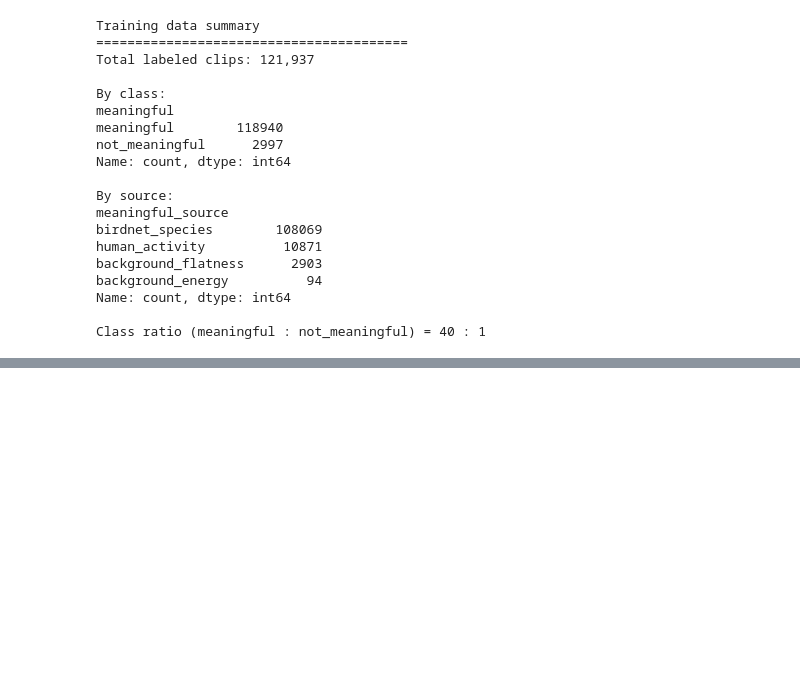
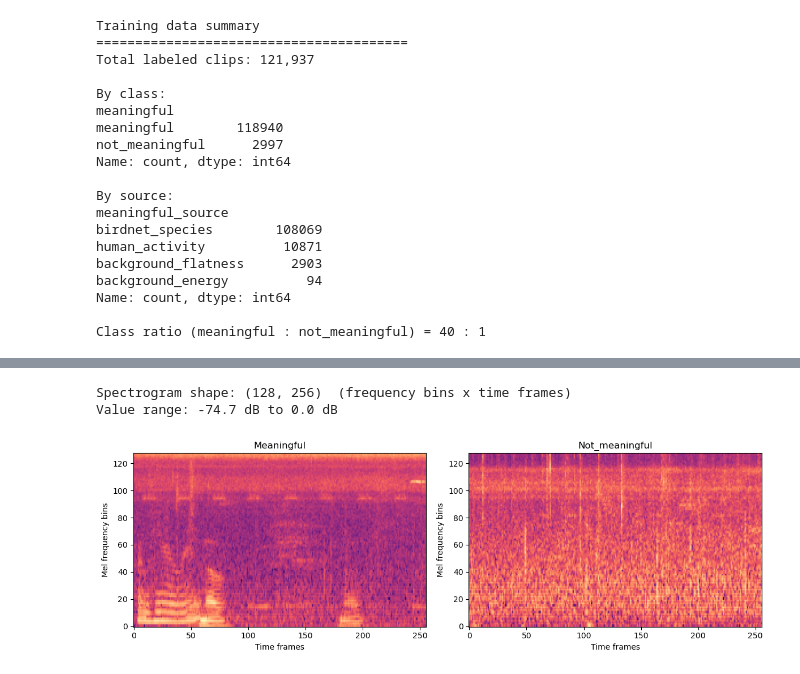
Before and after one commit to QianFu520/rainforest-audio-detection, a Jupyter notebook: notebooks/05_train.ipynb, the cells around one changed output, grey strips where cells are left out. Drawn from its saved outputs; the diff is of its cells as text; code cells hidden in the pictures; blank space fills up the shorter version.

```diff
--- a/notebooks/05_train.ipynb
+++ b/notebooks/05_train.ipynb
@@ -46,0 +105,54 @@ Class ratio (meaningful : not_meaningful) = 40 : 1
+# %%
+import librosa
+import numpy as np
+import matplotlib.pyplot as plt
+
+# --- Mel spectrogram parameters ---
+SR         = 48000   # AudioMoth sample rate
+DURATION   = 3.0     # seconds per clip
+N_MELS     = 128     # frequency bins
+N_FFT      = 1024    # FFT window (~21ms at 48kHz)
+HOP_LENGTH = 512     # step between windows (~11ms)
+FMIN       = 50      # min frequency — avoids DC noise
+FMAX       = 16000   # max frequency — covers all biological sounds of interest
+
+def compute_mel(audio_path):
+    """Load a 3-second clip and return a log mel spectrogram (shape: N_MELS x time)."""
+    y, sr = librosa.load(audio_path, sr=SR, duration=DURATION, mono=True)
+
+    # Pad if the clip is slightly short (can happen at recording boundaries)
+    expected = int(SR * DURATION)
+    if len(y) < expected:
+        y = np.pad(y, (0, expected - len(y)))
+
+    mel = librosa.feature.melspectrogram(
+        y=y, sr=sr, n_mels=N_MELS, n_fft=N_FFT,
+        hop_length=HOP_LENGTH, fmin=FMIN, fmax=FMAX
+    )
+    mel_db = librosa.power_to_db(mel, ref=np.max)
+    return mel_db[:, :256].astype(np.float32)
+
+
+# Test on one clip from each class
+sample_pos = train_df[train_df["meaningful"] == "meaningful"].iloc[0]["audio_path"]
+sample_neg = train_df[train_df["meaningful"] == "not_meaningful"].iloc[0]["audio_path"]
+
+mel_pos = compute_mel(sample_pos)
+mel_neg = compute_mel(sample_neg)
+
+print(f"Spectrogram shape: {mel_pos.shape}  (frequency bins x time frames)")
+print(f"Value range: {mel_pos.min():.1f} dB to {mel_pos.max():.1f} dB")
+
+# Visualise both so you can see what the CNN sees
+fig, axes = plt.subplots(1, 2, figsize=(12, 4))
+for ax, mel, title in zip(axes, [mel_pos, mel_neg], ["Meaningful", "Not_meaningful"]):
+    ax.imshow(mel, origin="lower", aspect="auto", cmap="magma")
+    ax.set_title(title)
+    ax.set_xlabel("Time frames")
+    ax.set_ylabel("Mel frequency bins")
+plt.tight_layout()
+plt.show()
+# %% [output]
+Spectrogram shape: (128, 256)  (frequency bins x time frames)
+Value range: -74.7 dB to 0.0 dB
+[figure, added]
```
Also changed, not shown: parts of 6 cells of this notebook.
